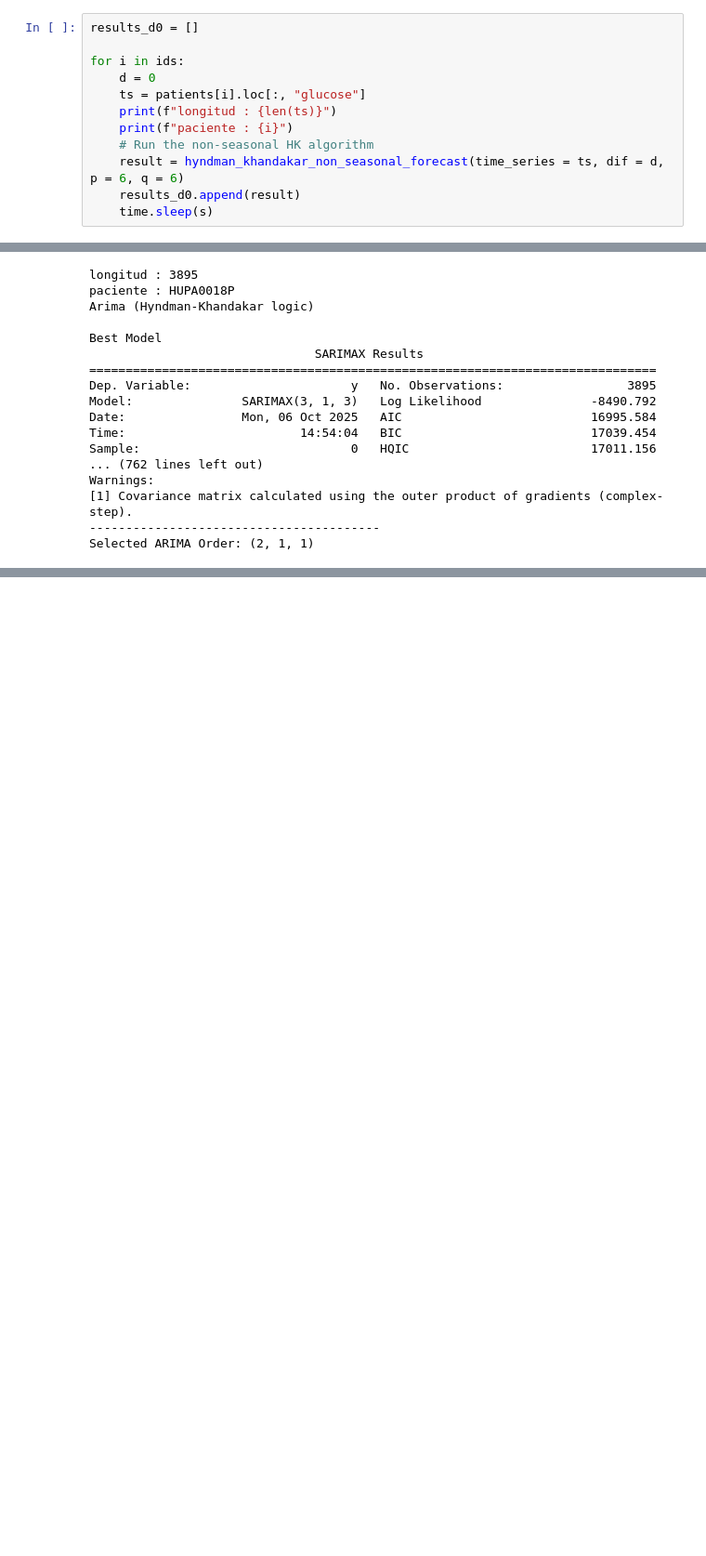
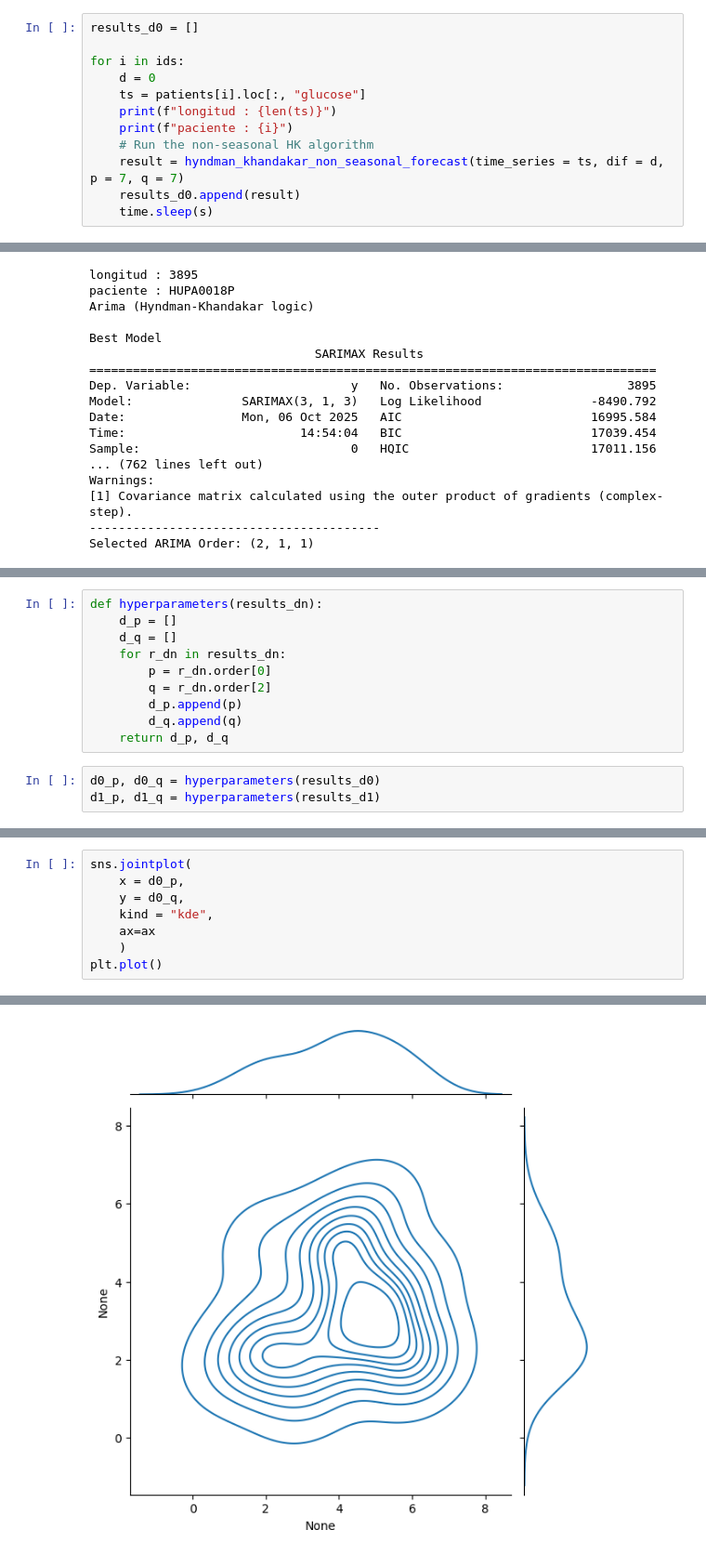
Before and after one commit to LuisDogo/Hypoglycemia_Prediction, a Jupyter notebook: notebooks/hyndman-khandakr.ipynb, the cells around one changed output, grey strips where cells are left out. Shown: that part at 93% size. Saved outputs shown, nothing was run; the diff lists cells and outputs as text; blank space fills up the shorter version.

Commit message:
rough graphs

```diff
--- a/notebooks/hyndman-khandakr.ipynb
+++ b/notebooks/hyndman-khandakr.ipynb
@@ -86,7 +88,7 @@ for i in ids:
     print(f"longitud : {len(ts)}")
     print(f"paciente : {i}")
     # Run the non-seasonal HK algorithm
-    result = hyndman_khandakar_non_seasonal_forecast(time_series = ts, dif = d, p = 6, q = 6)
+    result = hyndman_khandakar_non_seasonal_forecast(time_series = ts, dif = d, p = 7, q = 7)
     results_d0.append(result)
     time.sleep(s)
 # %% [output]
@@ -139,0 +146,13 @@ Selected ARIMA Order: (2, 1, 1)
+# %%
+def hyperparameters(results_dn):
+    d_p = []
+    d_q = []
+    for r_dn in results_dn:
+        p = r_dn.order[0]
+        q = r_dn.order[2]
+        d_p.append(p)
+        d_q.append(q)
+    return d_p, d_q
+# %%
+d0_p, d0_q = hyperparameters(results_d0)
+d1_p, d1_q = hyperparameters(results_d1)
@@ -139,0 +163,9 @@ Selected ARIMA Order: (2, 1, 1)
+# %%
+sns.jointplot(
+    x = d0_p,
+    y = d0_q,
+    kind = "kde",
+    ax=ax
+    )
+plt.plot()
+# %% [output]
@@ -139,0 +173 @@ Selected ARIMA Order: (2, 1, 1)
+[figure, added]
```
Also changed, not shown: parts of 8 cells of this notebook.
